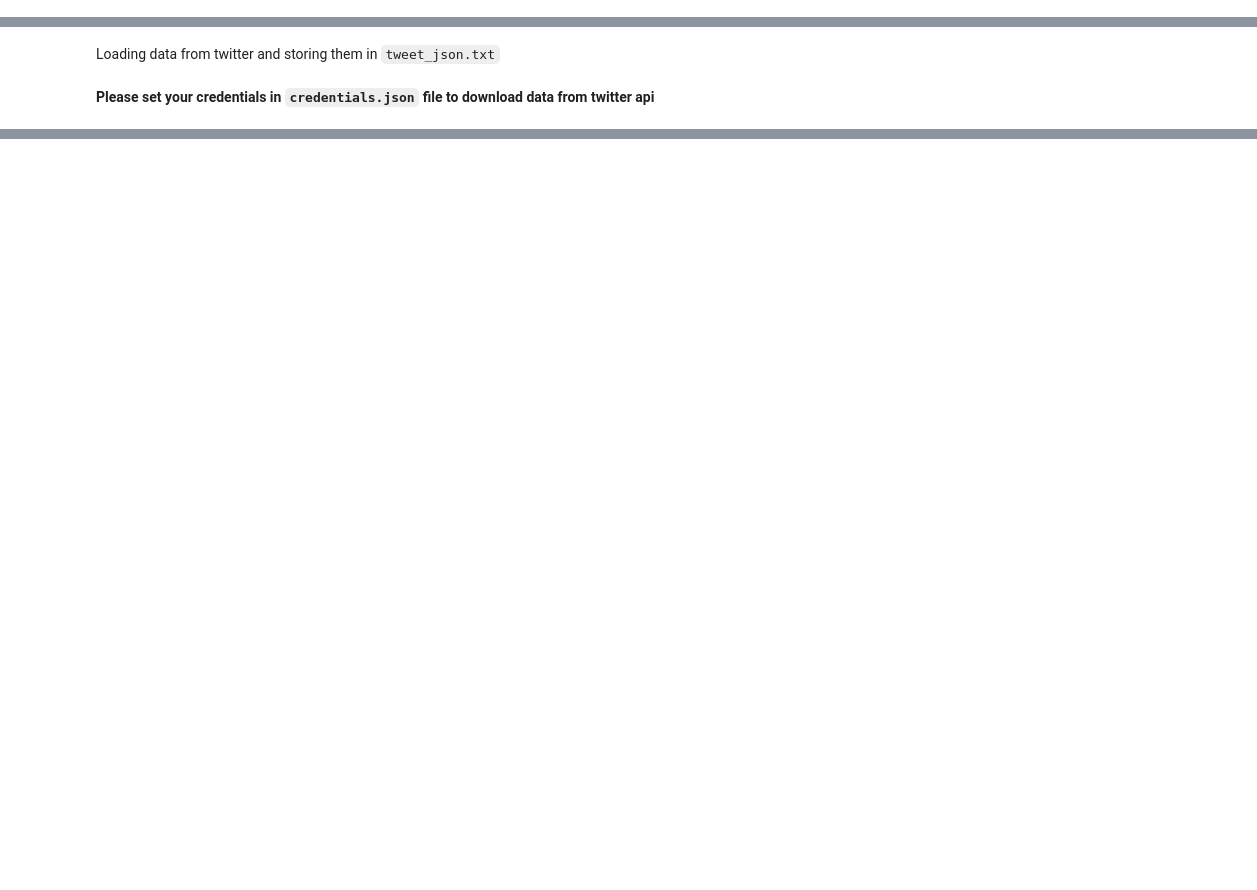
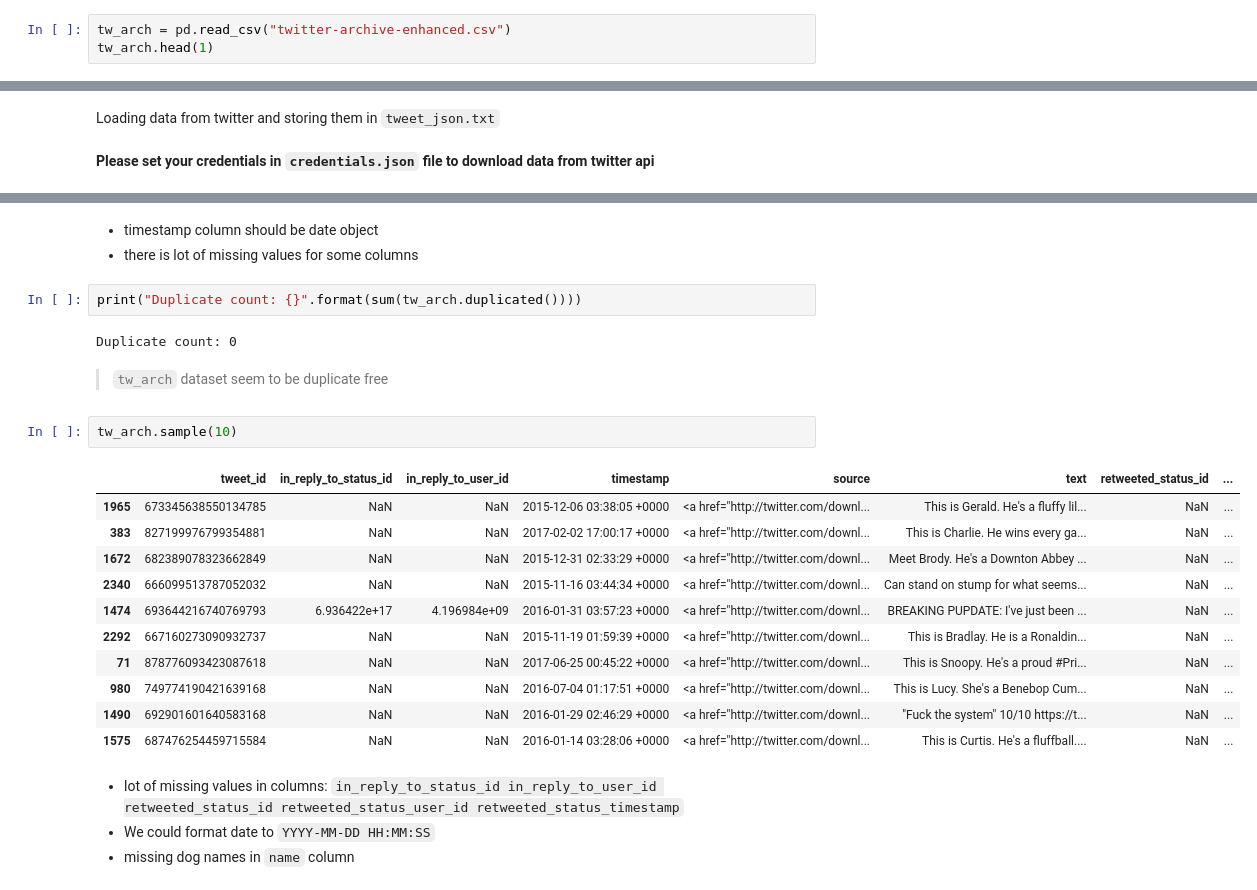
Before and after one commit to pe1te3son/wrangle_data_p3_t2, a Jupyter notebook: wrangle_act.ipynb, the cells around one changed output, grey strips where cells are left out. Drawn from its saved outputs; the diff is of its cells as text; blank space fills up the shorter version.

```diff
--- a/wrangle_act.ipynb
+++ b/wrangle_act.ipynb
@@ -9,0 +13,3 @@ import tweepy
+# %%
+tw_arch = pd.read_csv("twitter-archive-enhanced.csv")
+tw_arch.head(1)
@@ -41,0 +172,27 @@ img_predictions = pd.read_csv("image-predictions.tsv", sep="\t")
+# %% [markdown]
+- timestamp column should be date object
+- there is lot of missing values for some columns
+# %%
+print("Duplicate count: {}".format(sum(tw_arch.duplicated())))
+# %% [output]
+Duplicate count: 0
+# %% [markdown]
+> `tw_arch` dataset seem to be duplicate free
+# %%
+tw_arch.sample(10)
+# %% [output]
+|  | tweet_id | in_reply_to_status_id | in_reply_to_user_id | timestamp | source | text | retweeted_status_id | ... |
+| 1965 | 673345638550134785 | NaN | NaN | 2015-12-06 03:38:05 +0000 | <a href="http://twitter.com/downl... | This is Gerald. He's a fluffy lil... | NaN | ... |
+| 383 | 827199976799354881 | NaN | NaN | 2017-02-02 17:00:17 +0000 | <a href="http://twitter.com/downl... | This is Charlie. He wins every ga... | NaN | ... |
+| 1672 | 682389078323662849 | NaN | NaN | 2015-12-31 02:33:29 +0000 | <a href="http://twitter.com/downl... | Meet Brody. He's a Downton Abbey ... | NaN | ... |
+| 2340 | 666099513787052032 | NaN | NaN | 2015-11-16 03:44:34 +0000 | <a href="http://twitter.com/downl... | Can stand on stump for what seems... | NaN | ... |
+| 1474 | 693644216740769793 | 6.936422e+17 | 4.196984e+09 | 2016-01-31 03:57:23 +0000 | <a href="http://twitter.com/downl... | BREAKING PUPDATE: I've just been ... | NaN | ... |
+| 2292 | 667160273090932737 | NaN | NaN | 2015-11-19 01:59:39 +0000 | <a href="http://twitter.com/downl... | This is Bradlay. He is a Ronaldin... | NaN | ... |
+| 71 | 878776093423087618 | NaN | NaN | 2017-06-25 00:45:22 +0000 | <a href="http://twitter.com/downl... | This is Snoopy. He's a proud #Pri... | NaN | ... |
+| 980 | 749774190421639168 | NaN | NaN | 2016-07-04 01:17:51 +0000 | <a href="http://twitter.com/downl... | This is Lucy. She's a Benebop Cum... | NaN | ... |
+| 1490 | 692901601640583168 | NaN | NaN | 2016-01-29 02:46:29 +0000 | <a href="http://twitter.com/downl... | "Fuck the system" 10/10 https://t... | NaN | ... |
+| 1575 | 687476254459715584 | NaN | NaN | 2016-01-14 03:28:06 +0000 | <a href="http://twitter.com/downl... | This is Curtis. He's a fluffball.... | NaN | ... |
+# %% [markdown]
+- lot of missing values in columns: `in_reply_to_status_id in_reply_to_user_id retweeted_status_id retweeted_status_user_id retweeted_status_timestamp`
+- We could format date to `YYYY-MM-DD HH:MM:SS`
+- missing dog names in `name` column
```
Also changed, not shown: parts of 40 cells of this notebook, 1 other file.
